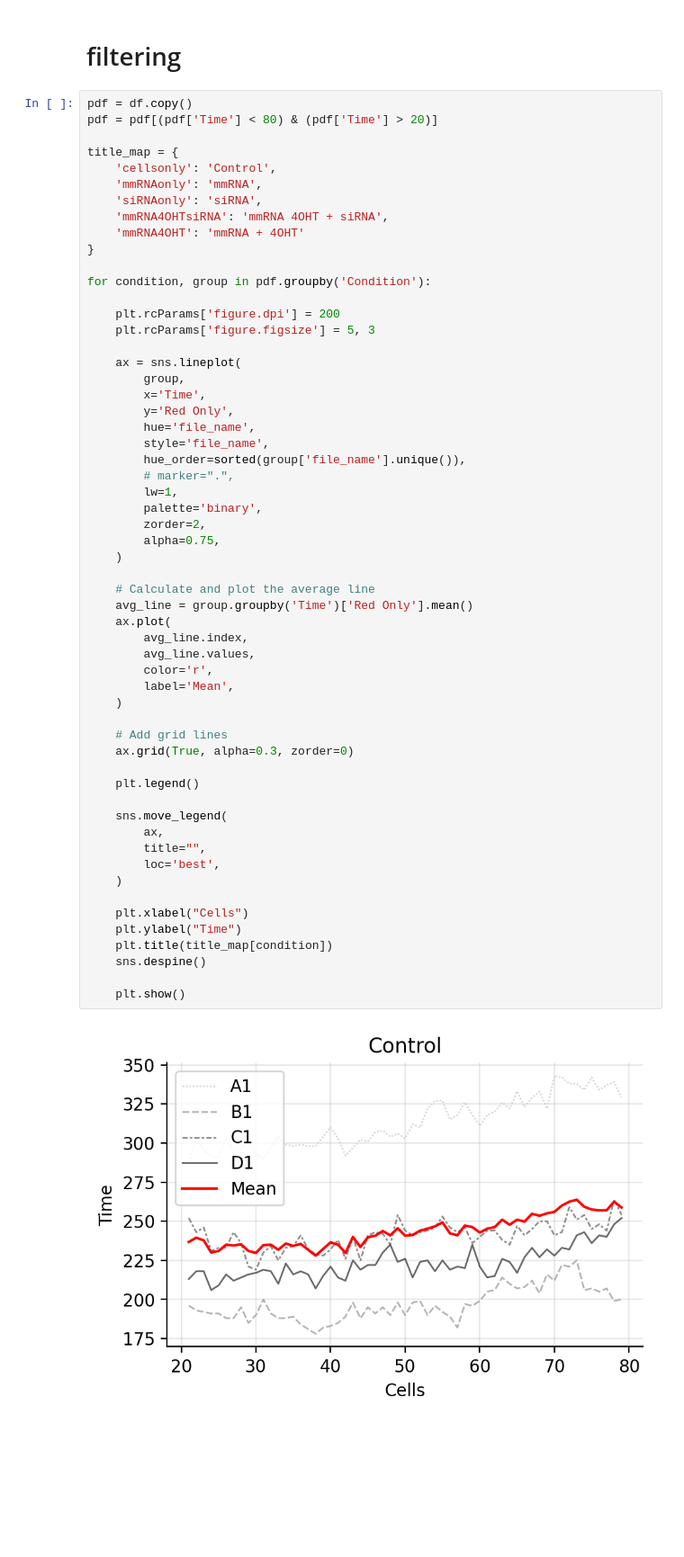
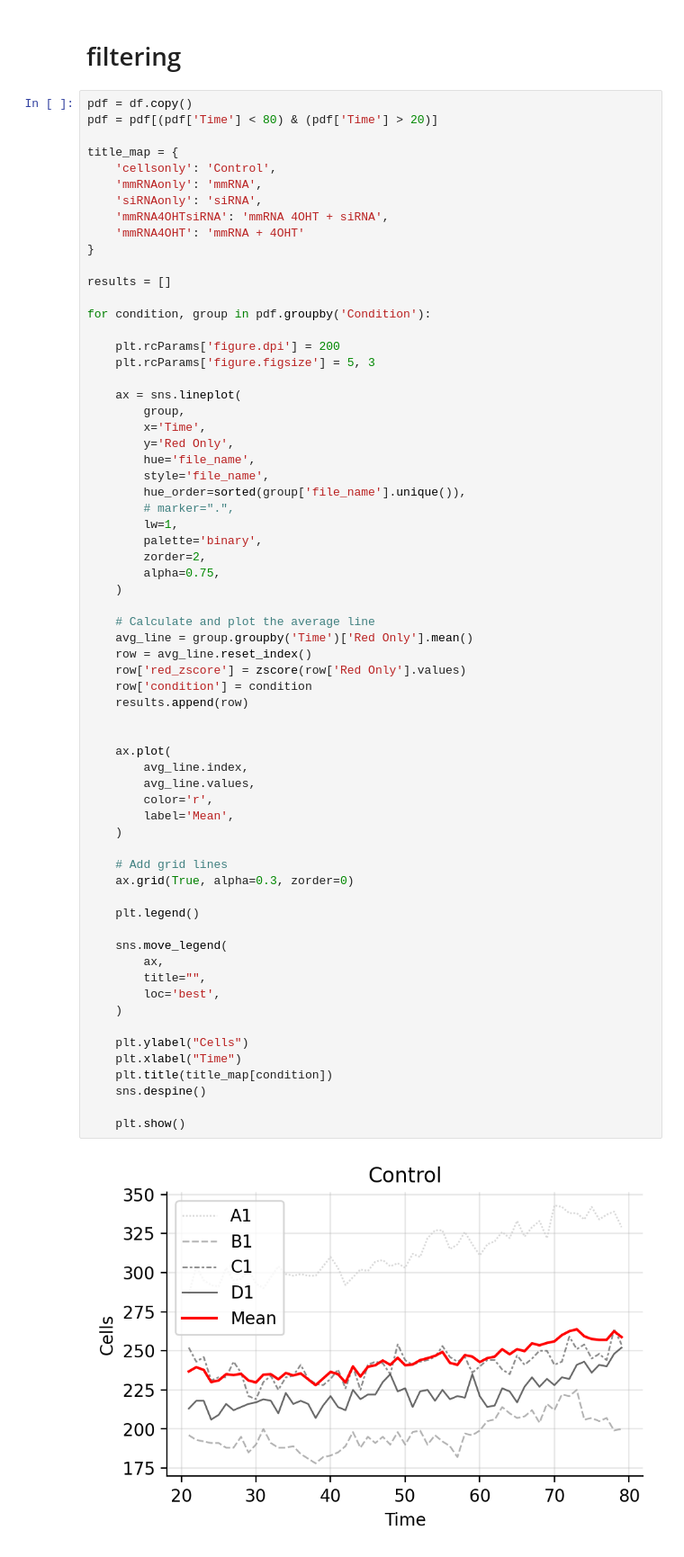
Before and after one commit to CooperStansbury/apollo, a Jupyter notebook: notebooks/counts_from_sarah.ipynb, the cells around one changed output. Shown at 90% size. Drawn from its saved outputs; the diff is of its cells as text; blank space fills up the shorter version.

Commit message:
update plots

```diff
--- a/notebooks/counts_from_sarah.ipynb
+++ b/notebooks/counts_from_sarah.ipynb
@@ -32,6 +34,8 @@ title_map = {
     'mmRNA4OHTsiRNA': 'mmRNA 4OHT + siRNA',
     'mmRNA4OHT': 'mmRNA + 4OHT'
 }
+
+results = []
 
 for condition, group in pdf.groupby('Condition'):
 
@@ -50,33 +54,39 @@ for condition, group in pdf.groupby('Condition'):
         palette='binary',
         zorder=2,
         alpha=0.75,
     )
 
     # Calculate and plot the average line
     avg_line = group.groupby('Time')['Red Only'].mean()
+    row = avg_line.reset_index()
+    row['red_zscore'] = zscore(row['Red Only'].values)
+    row['condition'] = condition
+    results.append(row)
+
+
     ax.plot(
         avg_line.index,
         avg_line.values,
         color='r',
         label='Mean',
     )
 
     # Add grid lines
     ax.grid(True, alpha=0.3, zorder=0)
 
     plt.legend()
 
     sns.move_legend(
         ax,
         title="",
         loc='best',
     )
 
-    plt.xlabel("Cells")
-    plt.ylabel("Time")
+    plt.ylabel("Cells")
+    plt.xlabel("Time")
     plt.title(title_map[condition])
     sns.despine()
 
     plt.show()
 # %% [output]
-[figure, old version]
+[figure, new version]
```
Also changed, not shown: parts of 8 cells of this notebook.
